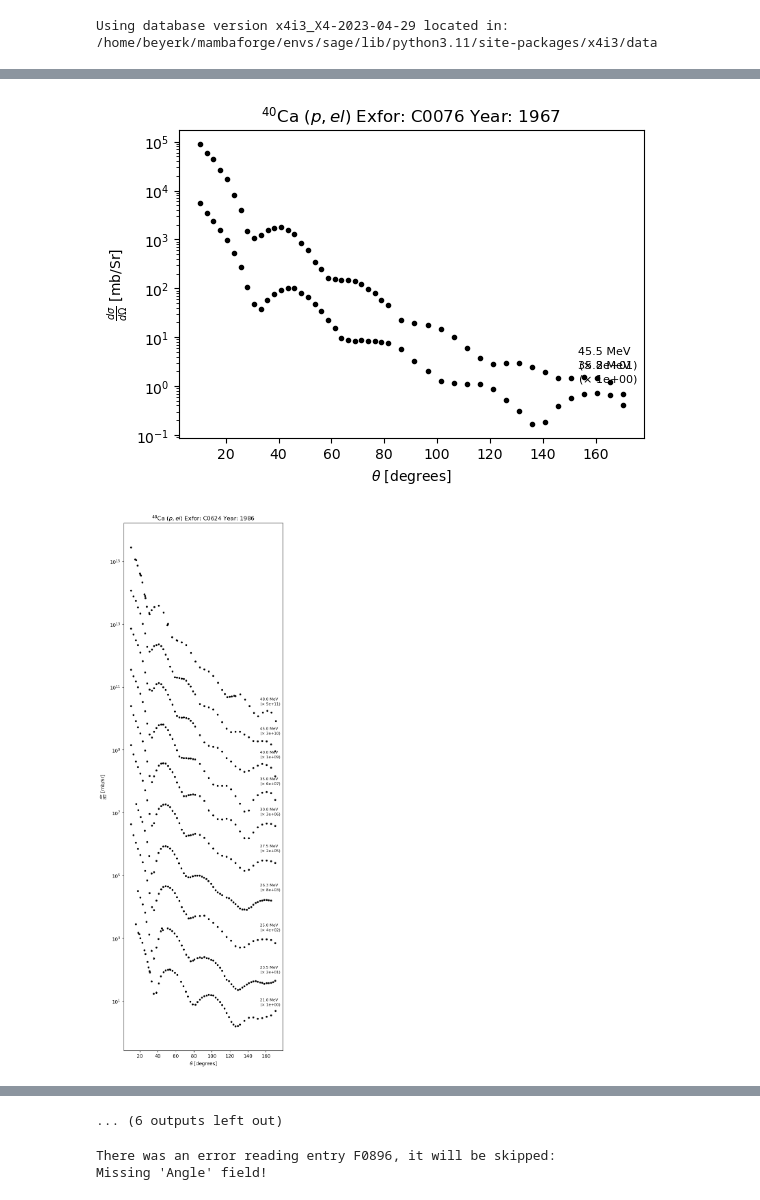
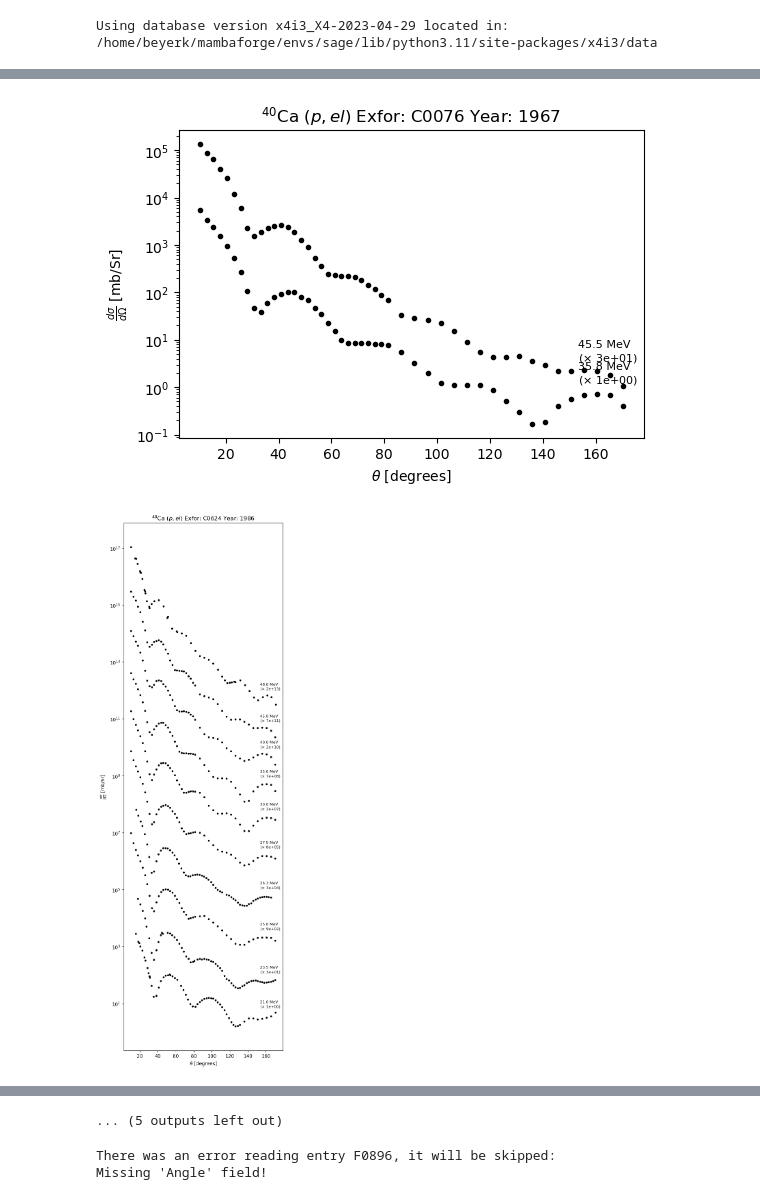
Before and after one commit to beykyle/elm, a Jupyter notebook: data/elastic/Ca40.ipynb, the cells around one changed output, grey strips where cells are left out. Cells and saved outputs as stored; diff of their text form; code cells hidden in the pictures.

```diff
--- a/data/elastic/Ca40.ipynb
+++ b/data/elastic/Ca40.ipynb
@@ -26,26 +46,26 @@ all_entries_pp = exfor_tools.get_exfor_differential_data(
 # %%
 # these are considered outliers or not useful
-entries_to_ignore = ['O0253', 'C0078', 'O0365']
+entries_to_ignore = ['O0253', 'C0078', 'O0365', 'O0553', ]
 for entry in entries_to_ignore:
     del all_entries_pp[entry]
 # %%
 for entry, data in all_entries_pp.items():
 
     N = len(data.measurements)
     fig, ax = plt.subplots(1, 1, figsize=(6, 2*N))
 
     data.plot_experiment(
         ax,
         xlim=None,
-        offsets=20,
+        offsets=30,
         label_energy_err=False,
         label_hloc_deg=np.max(data.measurements[0].data[0,:])*0.9,
     )
     yr = data.meta["year"]
     ax.set_title(f"{data.fancy_label} Exfor: {entry} Year: {yr}")
 # %% [output]
-[figure, old version]
+[figure, new version]
-[figure, old version]
+[figure, new version]
 [figure]
 [figure]
 [figure]
@@ -56,7 +76,7 @@ for entry, data in all_entries_pp.items():
 [figure]
 [figure]
 [figure]
-... (6 outputs left out)
+... (5 outputs left out)
 # %%
 all_entries_pp_ruth = exfor_tools.get_exfor_differential_data(
     target=target,
```
Also changed, not shown: parts of 3 cells of this notebook, 9 other files.
